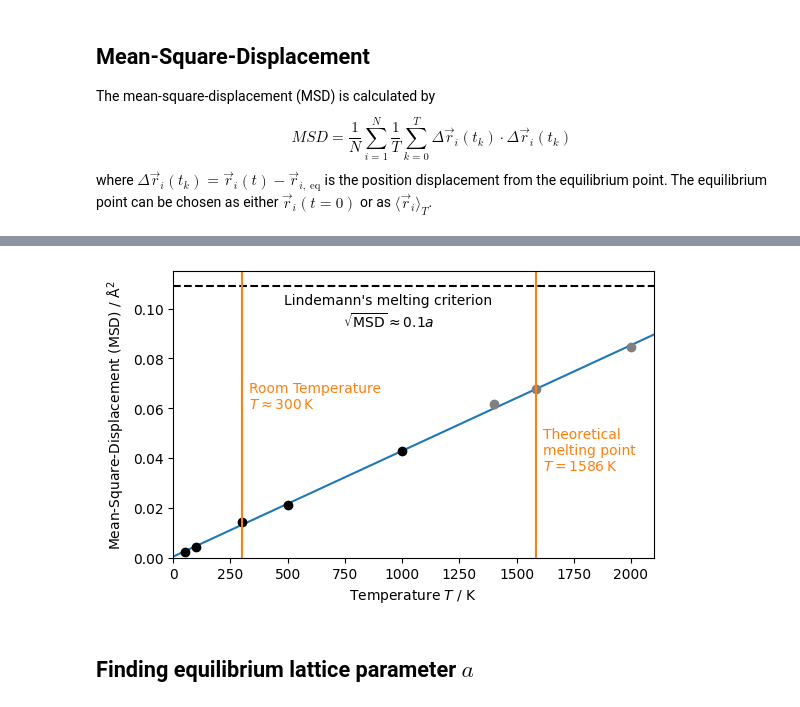
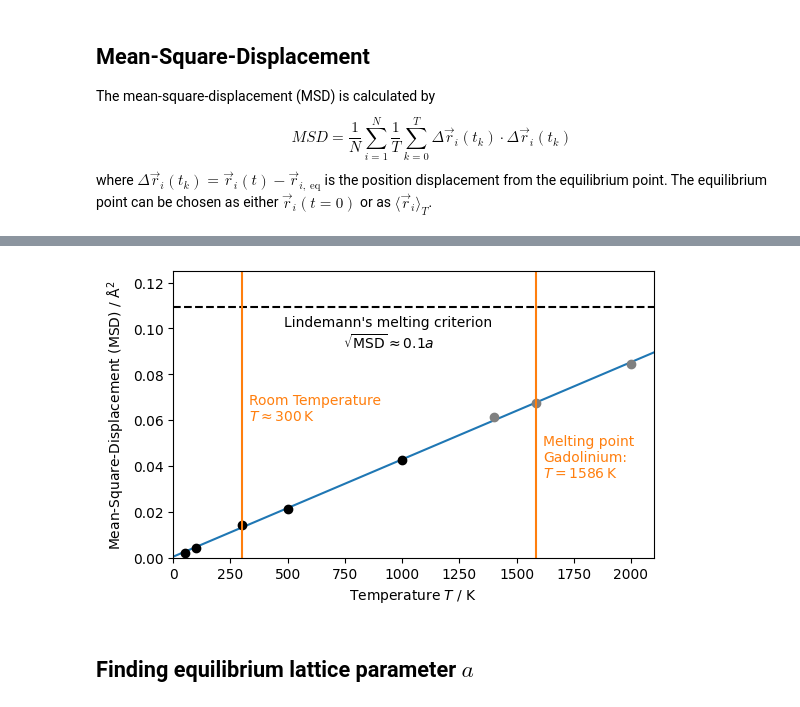
Before and after one commit to JanBulling/CompPhys-Final-Project, a Jupyter notebook: Molecular Dynamics/molecular_dynamics.ipynb, the cells around one changed output, grey strips where cells are left out. Cells and saved outputs as stored; diff of their text form; code cells hidden in the pictures.

```diff
--- a/Molecular Dynamics/molecular_dynamics.ipynb
+++ b/Molecular Dynamics/molecular_dynamics.ipynb
@@ -894,29 +892,29 @@ MSD_coefficients = np.polyfit(MSD_data[:5,0], MSD_data[:5,1], 1)
 # %%
 T_continuous = np.linspace(0, 2100)
 plt.figure(figsize=(latexFigureWidth, latexFigureWidth*6/10))
 
 plt.plot(T_continuous, MSD_coefficients[0]*T_continuous+MSD_coefficients[1], color="C0")
 plt.plot(MSD_data[:5,0], MSD_data[:5,1], "o", color="black")
 plt.plot(MSD_data[6:,0], MSD_data[6:,1], "o", color="gray")
 
 plt.hlines((0.1 * σ)**2, 0, 10000, linestyle="--", color="black")
 plt.text(940, 0.106, "Lindemann's melting criterion" "\n" r"$\sqrt{\mathrm{MSD}}\approx0.1a$", color="black", ha="center", va="top")
 
 plt.vlines([300, 1586], 0, 10, color="C1")
 plt.text(330, 0.06, "Room Temperature" "\n" r"$T\approx300\,\mathrm{K}$", ha="left", color="C1")
-plt.text(1615, 0.035, "Theoretical\nmelting point" "\n" r"$T=1586\,\mathrm{K}$", ha="left", color="C1")
+plt.text(1615, 0.035, "Melting point\nGadolinium:" "\n" r"$T=1586\,\mathrm{K}$", ha="left", color="C1")
 
 plt.xlabel(r"Temperature $T$ / $\mathrm{K}$")
 plt.ylabel(r"Mean-Square-Displacement (MSD) / $\mathrm{Å^2}$")
 
 plt.xlim(0, 2100)
-plt.ylim(0, 0.115)
+plt.ylim(0, 0.125)
 
 # plt.savefig("MSD.pdf", format="PDF", dpi=600)
 
 plt.show()
 # %% [output]
-[figure, old version]
+[figure, new version]
 # %% [markdown]
 ## Finding equilibrium lattice parameter $a$
 # %%
```
Also changed, not shown: parts of 17 cells of this notebook, 40 other files.
